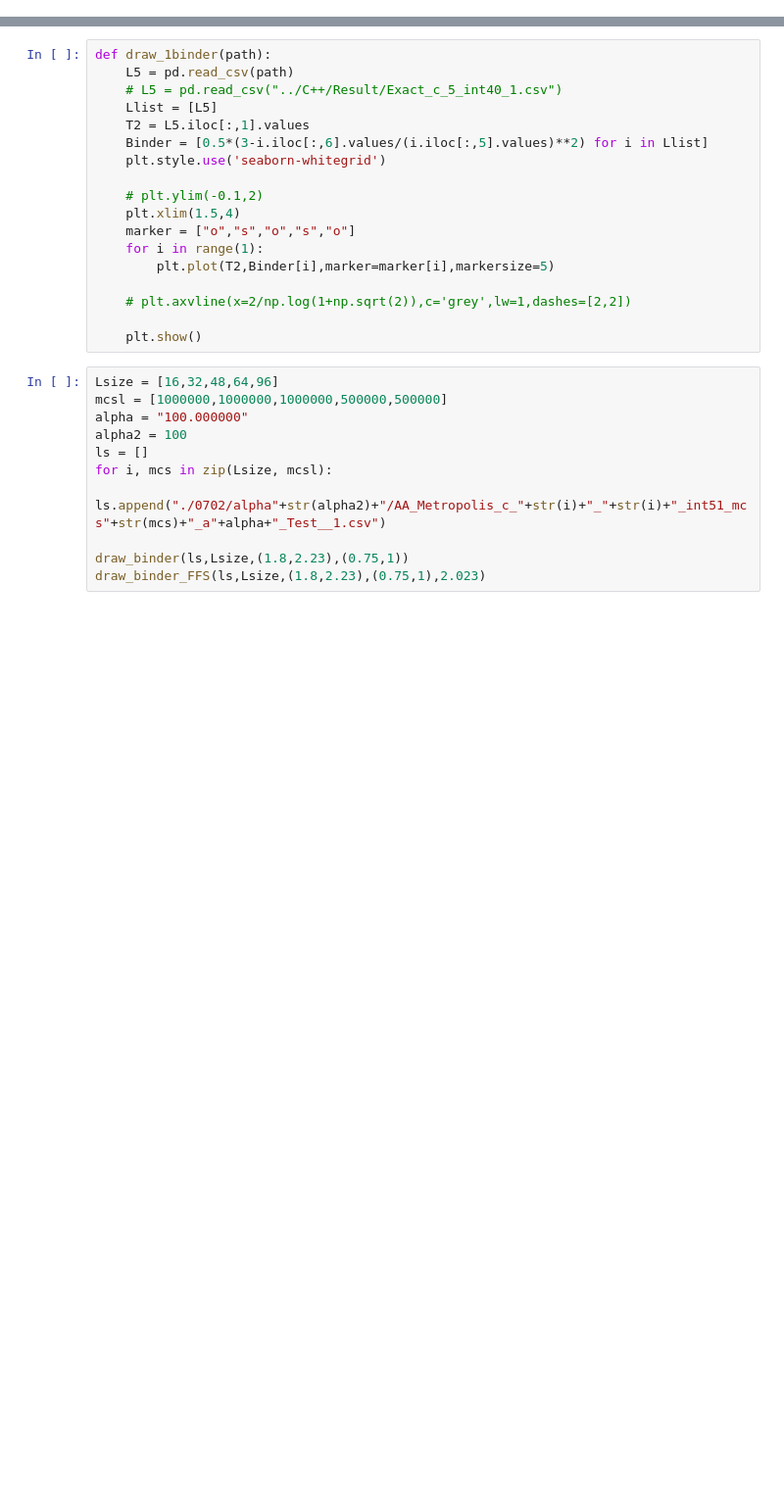
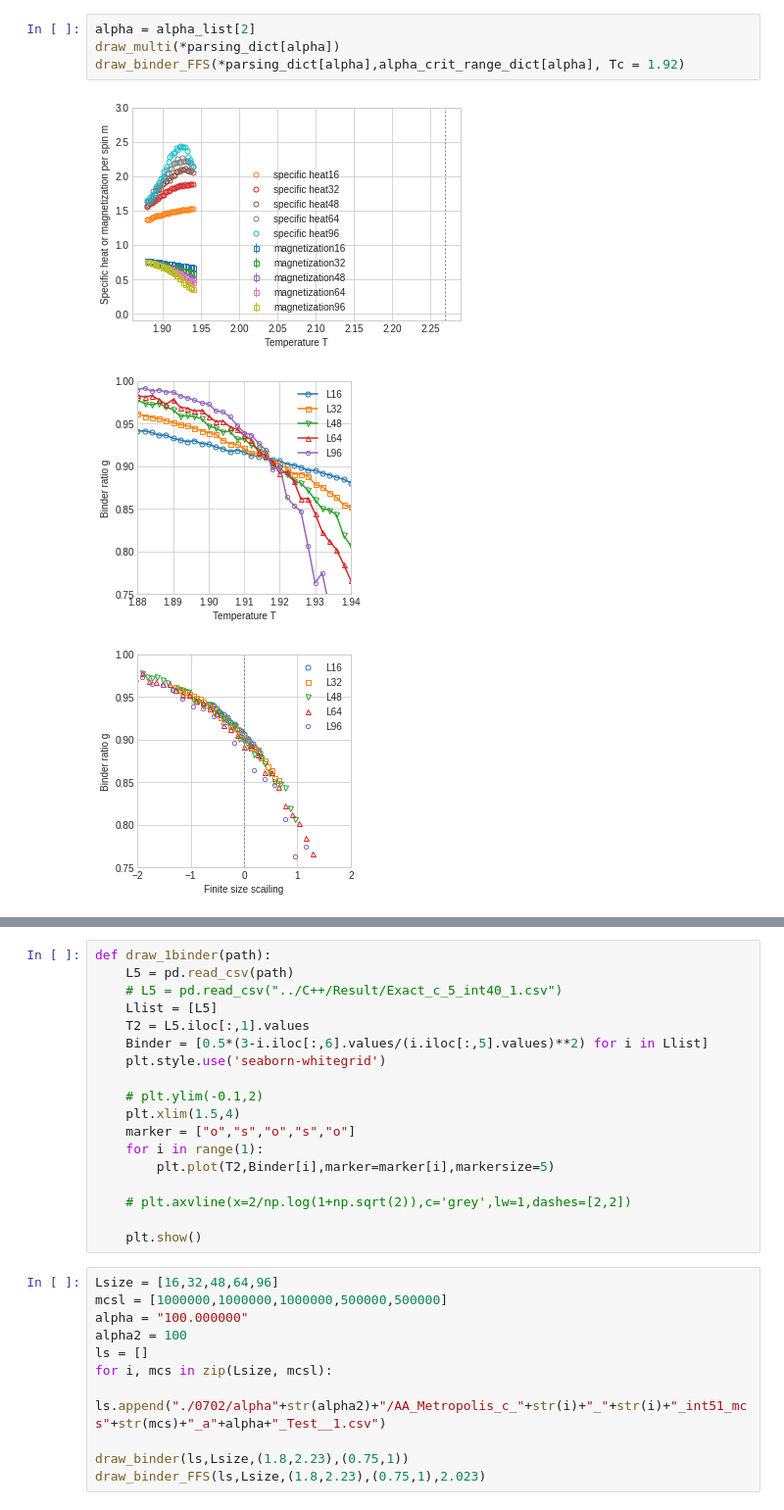
Before and after one commit to seongsukim-ml/2022_CMBP, a Jupyter notebook: MonteCarlo/Project1/Anti_Anisotropy/AA_Metropolis/Result/Data_Plotting_2.ipynb, the cells around one changed output, grey strips where cells are left out. Shown at 98% size. Drawn from its saved outputs; the diff is of its cells as text; blank space fills up the shorter version.

```diff
--- a/MonteCarlo/Project1/Anti_Anisotropy/AA_Metropolis/Result/Data_Plotting_2.ipynb
+++ b/MonteCarlo/Project1/Anti_Anisotropy/AA_Metropolis/Result/Data_Plotting_2.ipynb
@@ -344,0 +75,8 @@ draw_binder_FFS(ls,Lsize,(2.22,2.28),(0.75,1),2.26,1)
+# %%
+alpha = alpha_list[2]
+draw_multi(*parsing_dict[alpha])
+draw_binder_FFS(*parsing_dict[alpha],alpha_crit_range_dict[alpha], Tc = 1.92)
+# %% [output]
+[figure, added]
+[figure, added]
+[figure, added]
```
Also changed, not shown: parts of 27 cells of this notebook, 5 other files.
